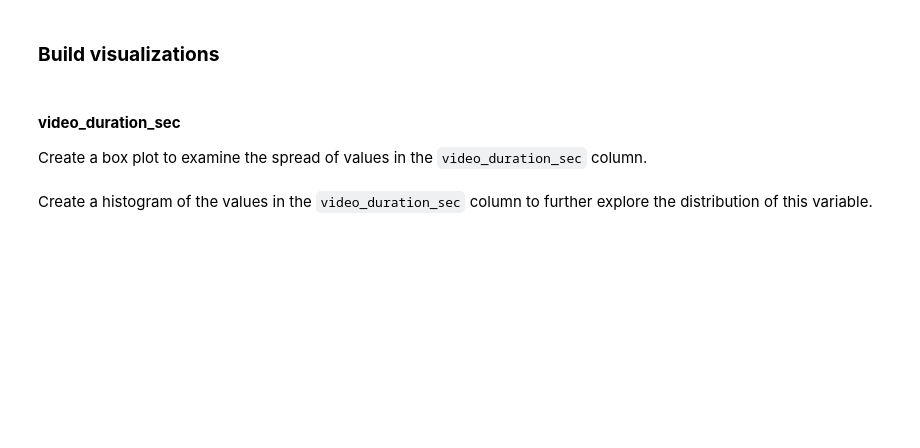
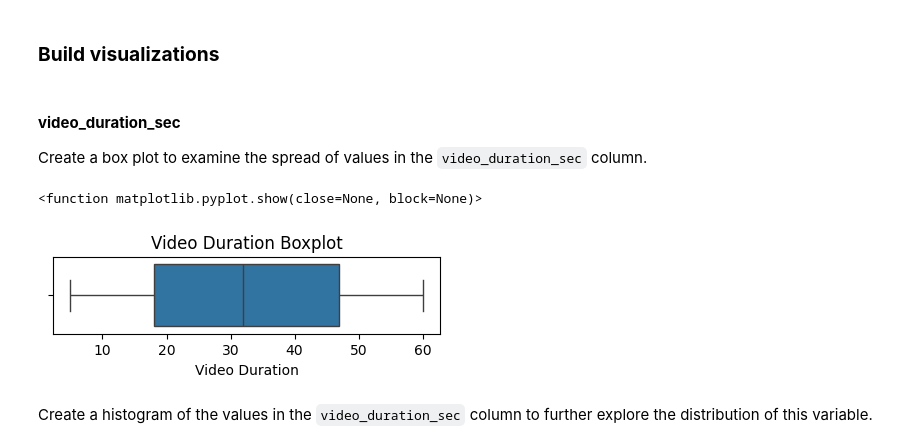
Before and after one commit to ha4689/Tik-Tok, a Jupyter notebook: Tik Tok.ipynb, the cells around one changed output. Saved outputs shown, nothing was run; the diff lists cells and outputs as text; code cells hidden in the pictures; blank space fills up the shorter version.

```diff
--- a/Tik Tok.ipynb
+++ b/Tik Tok.ipynb
@@ -49,12 +98,16 @@ df.describe()
 Create a box plot to examine the spread of values in the `video_duration_sec` column.
 # %%
 # Create a boxplot to visualize distribution of `video_duration_sec`
-plt.figure(figsize = (5,1)
+
+plt.figure(figsize = (5,1))
 sns.boxplot(data=df,
            x = 'video_duration_sec')
 plt.title('Video Duration Boxplot')
 plt.xlabel('Video Duration')
 plt.show
+# %% [output]
+<function matplotlib.pyplot.show(close=None, block=None)>
+[figure, added]
 # %% [markdown]
 Create a histogram of the values in the `video_duration_sec` column to further explore the distribution of this variable.
 # %%
```
Also changed, not shown: parts of 27 cells of this notebook.
